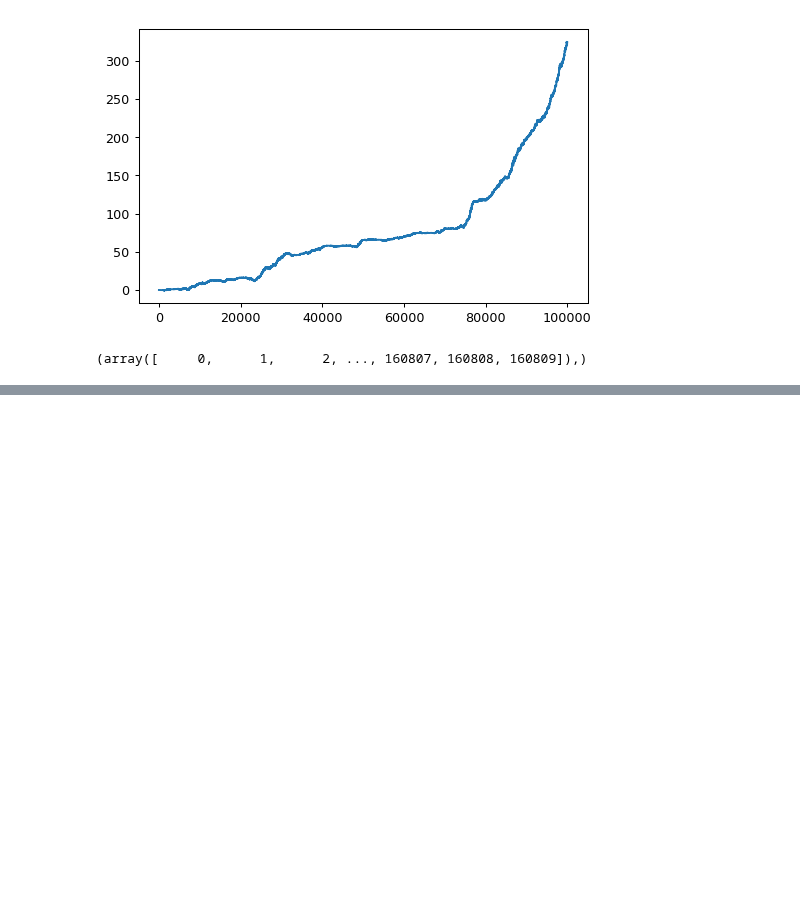
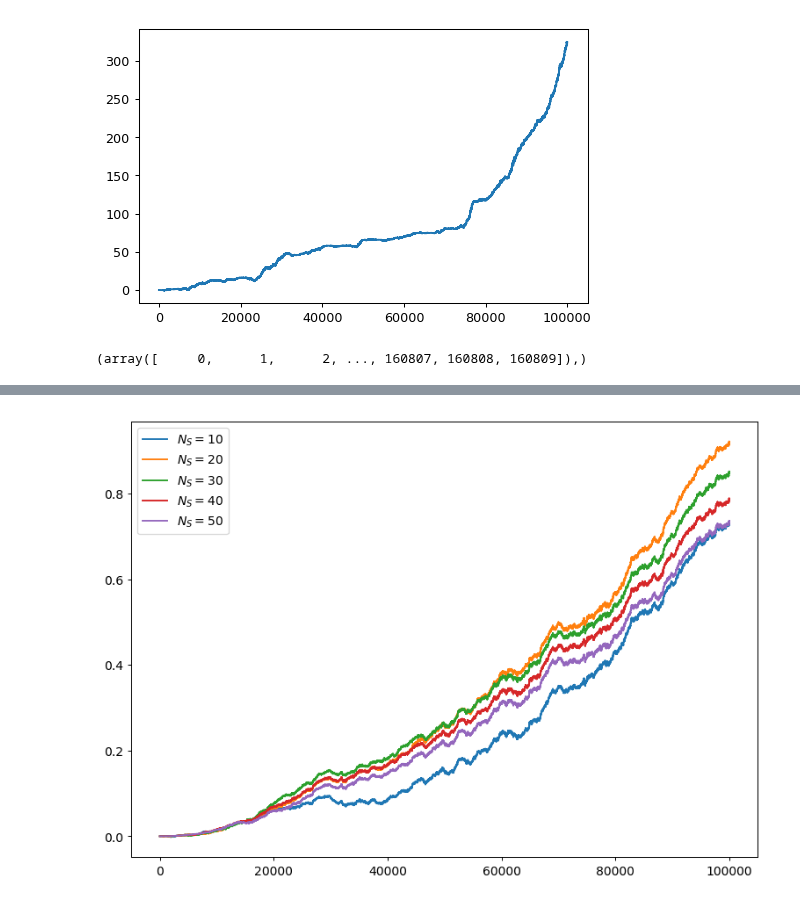
Before and after one commit to manuel-rhdt/master-thesis, a Jupyter notebook: analyzer/compare_likelihoods.ipynb, the cells around one changed output, grey strips where cells are left out. Cells and saved outputs as stored; diff of their text form; code cells hidden in the pictures; blank space fills up the shorter version.

```diff
--- a/analyzer/compare_likelihoods.ipynb
+++ b/analyzer/compare_likelihoods.ipynb
@@ -98,0 +131,9 @@ np.nonzero(meanprod)
+# %%
+for s in [10, 20, 30, 40]:
+    indices = subset_indices(50, s, 50)
+    subset_mean = np.mean(mutual_informations[indices], axis=0)
+    plt.plot(np.arange(len(subset_mean)), subset_mean, label='$N_S={}$'.format(s))
+plt.plot(np.arange(len(mutual_information)), mutual_information, label='$N_S=50$')
+plt.legend();
+# %% [output]
+[figure, added]
```
Also changed, not shown: parts of 6 cells of this notebook, 14 other files.
